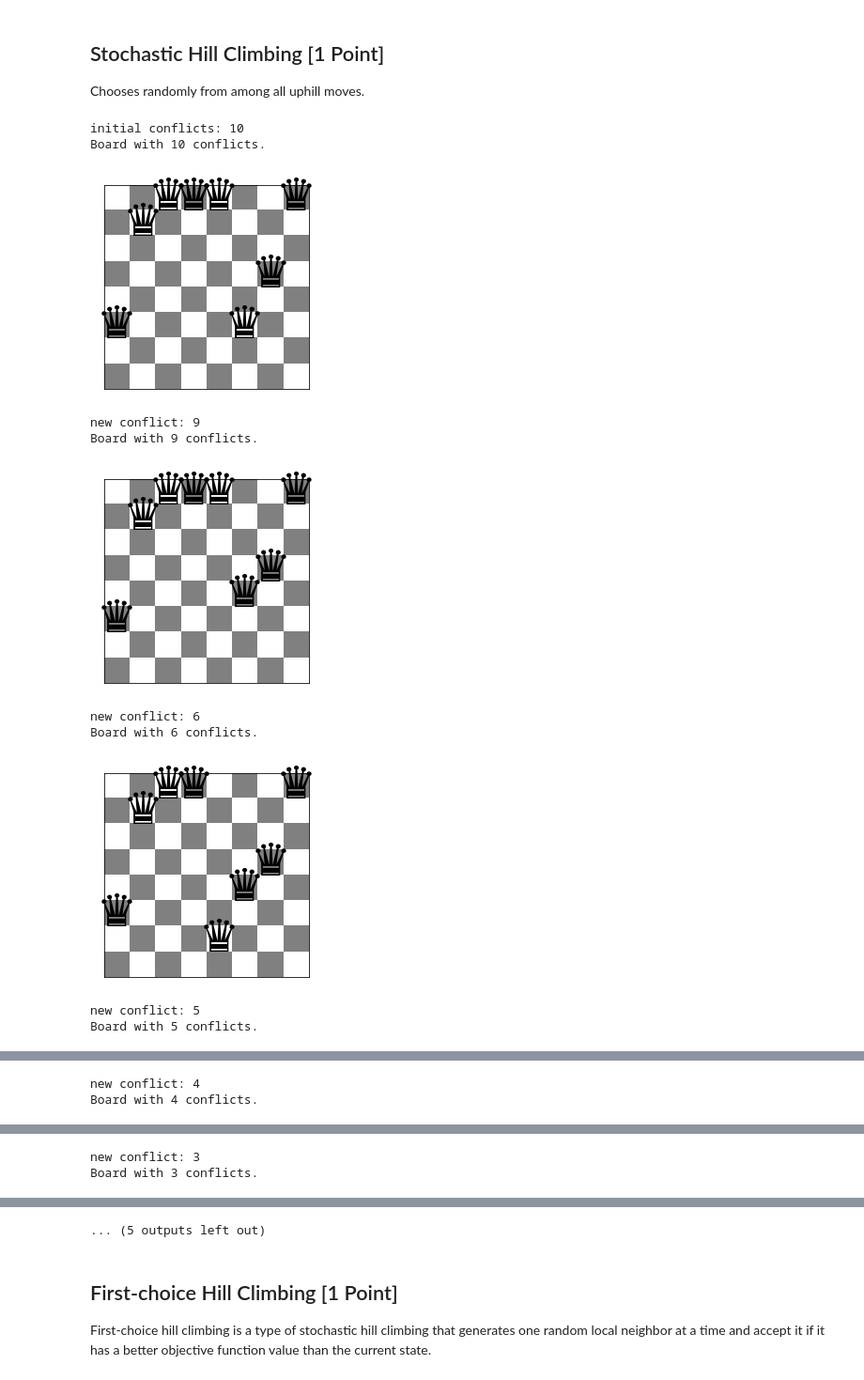
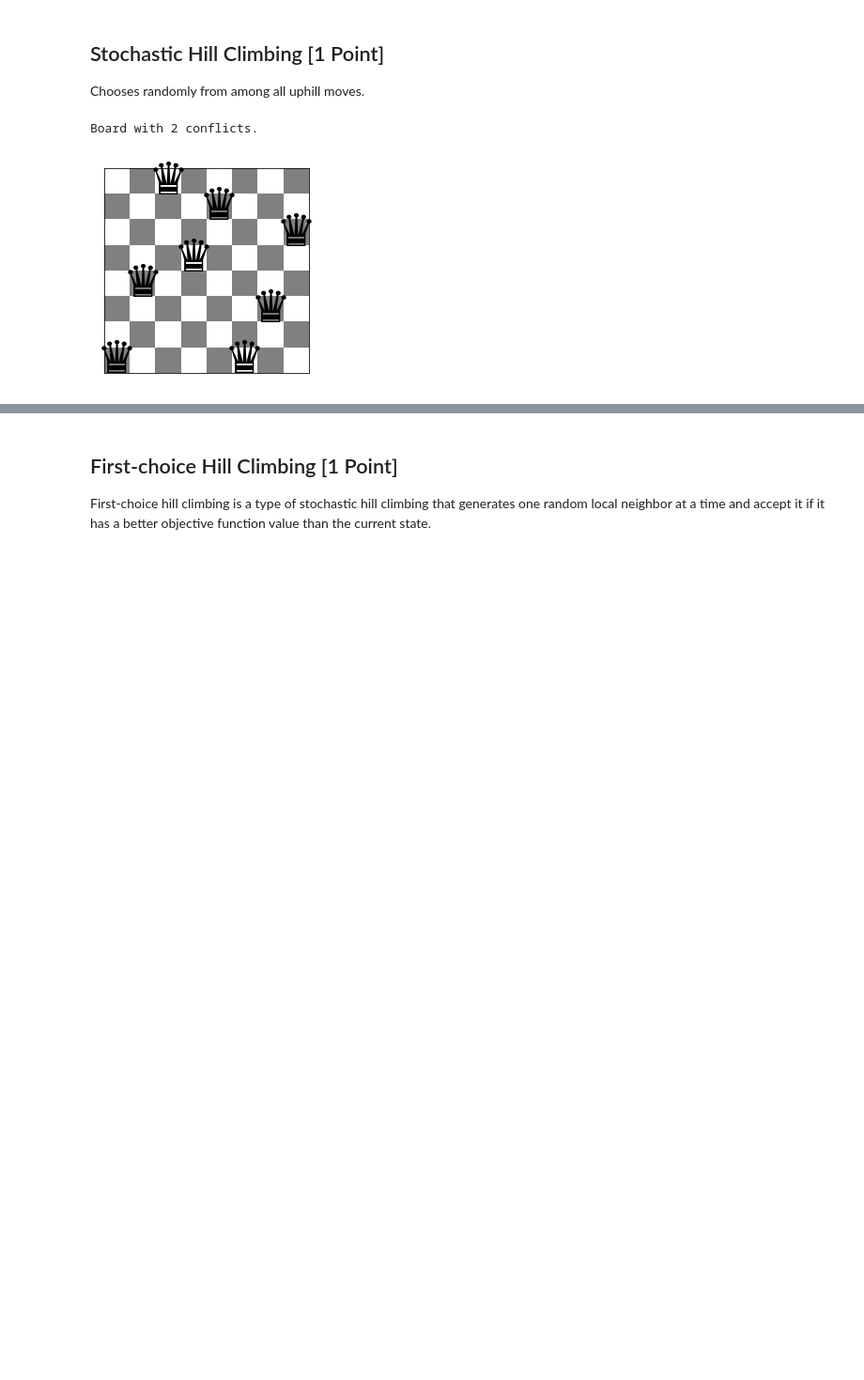
Before and after one commit to Meanings11/CS7320-AI, a Jupyter notebook: Local Search/n_queens.ipynb, the cells around one changed output, grey strips where cells are left out. Shown at 94% size. Cells and saved outputs as stored; diff of their text form; code cells hidden in the pictures; blank space fills up the shorter version.

```diff
--- a/Local Search/n_queens.ipynb
+++ b/Local Search/n_queens.ipynb
@@ -225,45 +214,37 @@ def random_uphill_move(board, threshold):
     moves = all_next_moves(board)
     uphill_moves = [m for m in moves if conflicts(m) < threshold]
 
+    #return orignal move if no better move avaiable
     if len(uphill_moves)== 0:
         return board
     else:
         return uphill_moves[np.random.choice(len(uphill_moves))]
 
 
 def SHC(board, debug = False):
     n = len(board)
     curr_b = board.copy()
     curr_conflict = conflicts(curr_b)
     if debug: print(f"initial conflicts: {curr_conflict}")
     if debug:show_board(curr_b)
 
     while(1):
         # get the best local moves
         new_board = random_uphill_move(curr_b, curr_conflict)
         new_conflict = conflicts(new_board)
 
         if new_conflict < curr_conflict:
             curr_b = new_board
             curr_conflict = new_conflict
             if debug: print(f"new conflict: {curr_conflict}")
             if debug: show_board(curr_b)
 
         else:
             return curr_b
 
 
 board = random_board(8)
-SHC(board,debug=True)
+show_board(SHC(board,debug=False))
 # %% [output]
-initial conflicts: 10
-Board with 10 conflicts.
+Board with 2 conflicts.
-[figure, old version]
+[figure, new version]
-new conflict: 9
-Board with 9 conflicts.
-[figure, removed]
-new conflict: 6
-Board with 6 conflicts.
-[figure, removed]
-new conflict: 5
-Board with 5 conflicts.
@@ -271,2 +250,0 @@ Board with 5 conflicts.
-new conflict: 4
-Board with 4 conflicts.
@@ -274,2 +250,0 @@ Board with 4 conflicts.
-new conflict: 3
-Board with 3 conflicts.
@@ -277,4 +251,3 @@ Board with 3 conflicts.
-... (5 outputs left out)
 # %% [markdown]
 ## First-choice Hill Climbing [1 Point]
 
```
Also changed, not shown: parts of 6 cells of this notebook, 1 other file.
